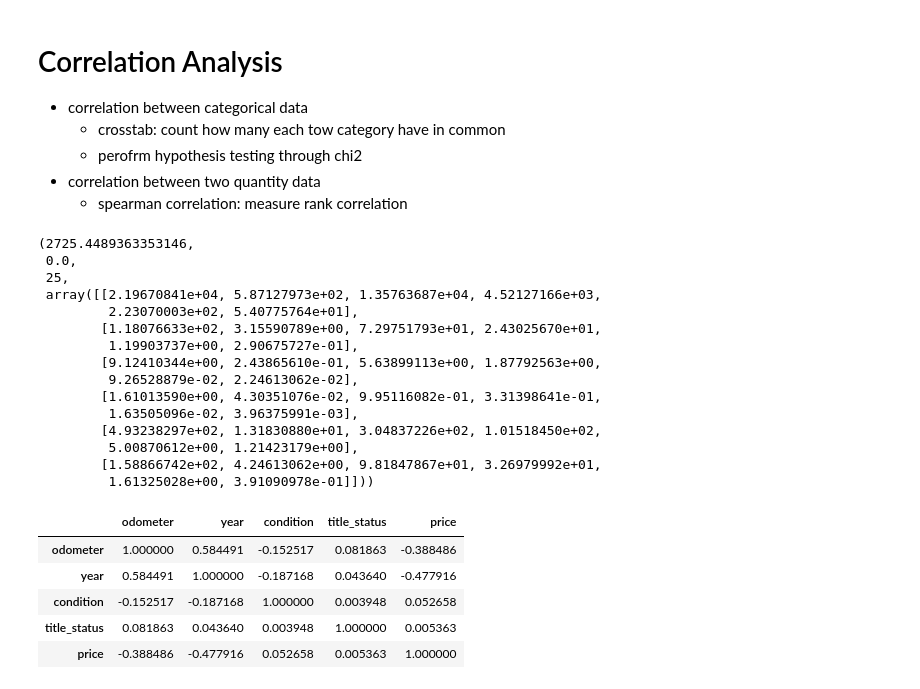
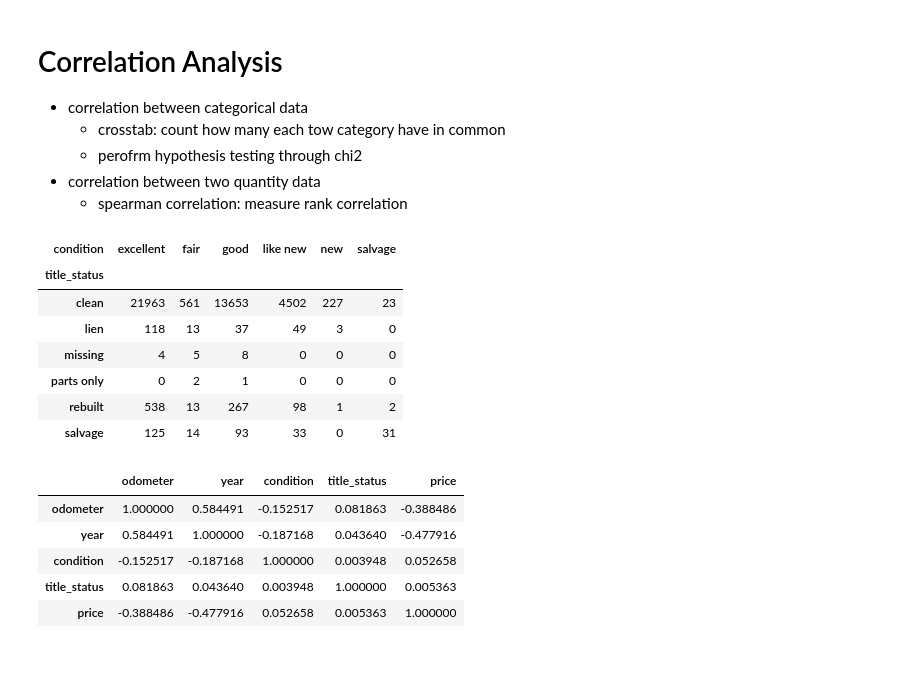
Before and after one commit to garmenz/ECE143_final_proj, a Jupyter notebook: Used_car_recommended_system.ipynb, the cells around one changed output. Drawn from its saved outputs; the diff is of its cells as text; code cells hidden in the pictures; blank space fills up the shorter version.

```diff
--- a/Used_car_recommended_system.ipynb
+++ b/Used_car_recommended_system.ipynb
@@ -89,24 +91,15 @@ Distributions.pie_count_all(df_range, 'title_status')
 # %%
 # categorical data
 pd.crosstab(df['title_status'], df['condition'])
-from scipy.stats import chi2_contingency
-chi2_contingency(pd.crosstab(df['title_status'], df['condition']))
 # %% [output]
-(2725.4489363353146,
- 0.0,
- 25,
- array([[2.19670841e+04, 5.87127973e+02, 1.35763687e+04, 4.52127166e+03,
-         2.23070003e+02, 5.40775764e+01],
-        [1.18076633e+02, 3.15590789e+00, 7.29751793e+01, 2.43025670e+01,
-         1.19903737e+00, 2.90675727e-01],
-        [9.12410344e+00, 2.43865610e-01, 5.63899113e+00, 1.87792563e+00,
-         9.26528879e-02, 2.24613062e-02],
-        [1.61013590e+00, 4.30351076e-02, 9.95116082e-01, 3.31398641e-01,
-         1.63505096e-02, 3.96375991e-03],
-        [4.93238297e+02, 1.31830880e+01, 3.04837226e+02, 1.01518450e+02,
-         5.00870612e+00, 1.21423179e+00],
-        [1.58866742e+02, 4.24613062e+00, 9.81847867e+01, 3.26979992e+01,
-         1.61325028e+00, 3.91090978e-01]]))
+| condition | excellent | fair | good | like new | new | salvage |
+| title_status |  |  |  |  |  |  |
+| clean | 21963 | 561 | 13653 | 4502 | 227 | 23 |
+| lien | 118 | 13 | 37 | 49 | 3 | 0 |
+| missing | 4 | 5 | 8 | 0 | 0 | 0 |
+| parts only | 0 | 2 | 1 | 0 | 0 | 0 |
+| rebuilt | 538 | 13 | 267 | 98 | 1 | 2 |
+| salvage | 125 | 14 | 93 | 33 | 0 | 31 |
 # %%
 corr_dt = corr_dt[['odometer','year','condition','title_status','price']]
 corr_dt.corr(method='spearman')
```
Also changed, not shown: parts of 7 cells of this notebook, 2 other files.
